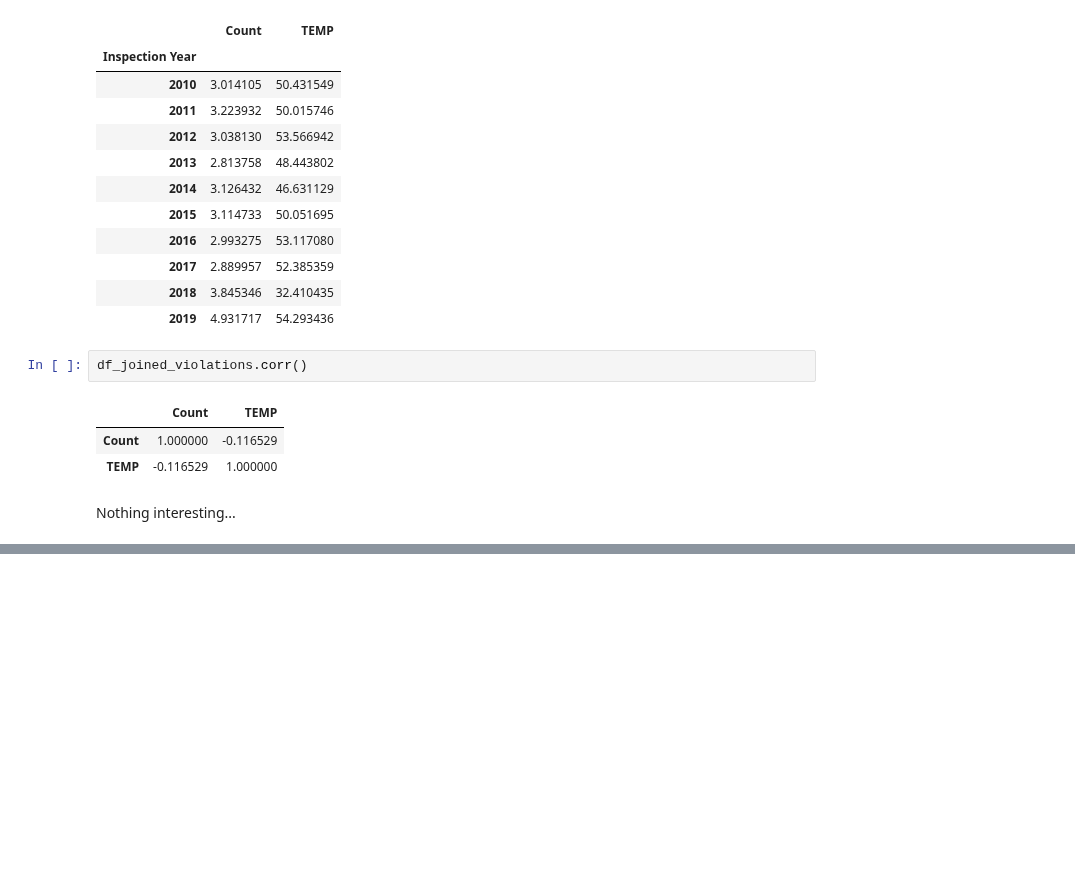
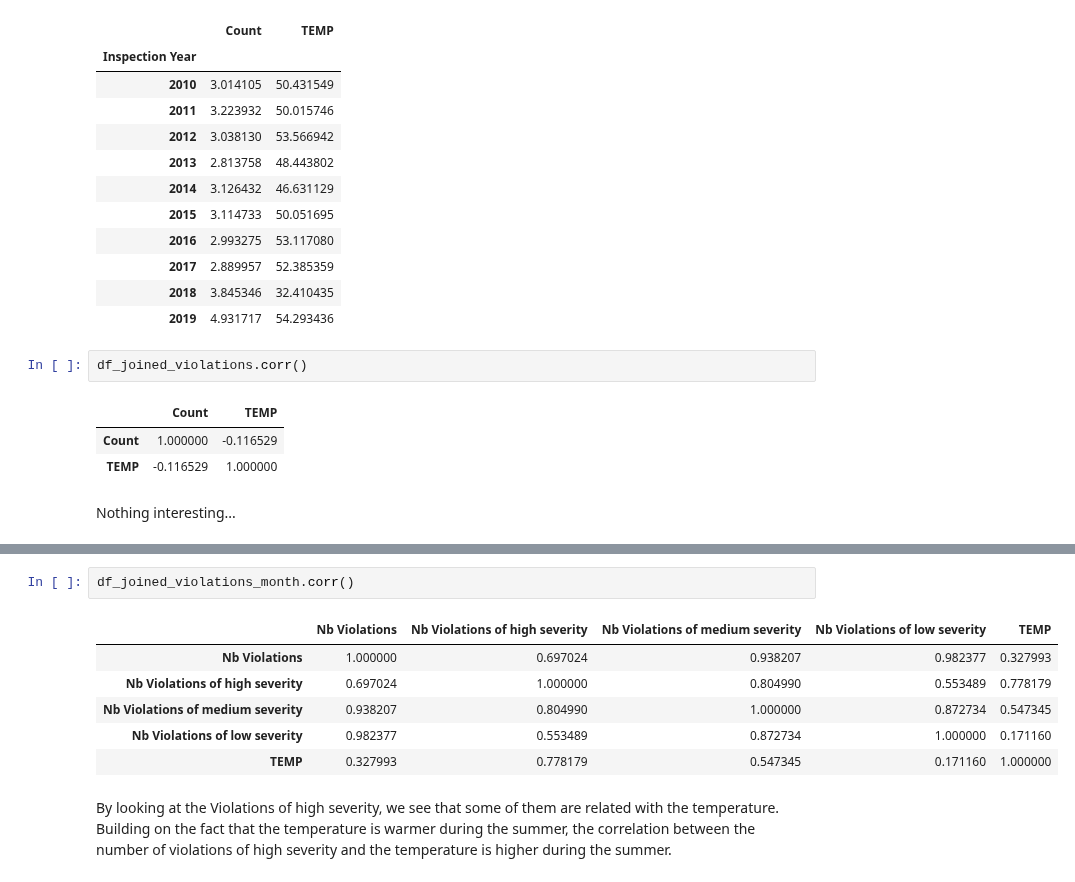
Before and after one commit to VodopaDev/CS401-Chicago-Crime-Analysis, a Jupyter notebook: temperature.ipynb, the cells around one changed output, grey strips where cells are left out. Cells and saved outputs as stored; diff of their text form; blank space fills up the shorter version.

```diff
--- a/temperature.ipynb
+++ b/temperature.ipynb
@@ -147,0 +171,11 @@ Nothing interesting...
+# %%
+df_joined_violations_month.corr()
+# %% [output]
+|  | Nb Violations | Nb Violations of high severity | Nb Violations of medium severity | Nb Violations of low severity | TEMP |
+| Nb Violations | 1.000000 | 0.697024 | 0.938207 | 0.982377 | 0.327993 |
+| Nb Violations of high severity | 0.697024 | 1.000000 | 0.804990 | 0.553489 | 0.778179 |
+| Nb Violations of medium severity | 0.938207 | 0.804990 | 1.000000 | 0.872734 | 0.547345 |
+| Nb Violations of low severity | 0.982377 | 0.553489 | 0.872734 | 1.000000 | 0.171160 |
+| TEMP | 0.327993 | 0.778179 | 0.547345 | 0.171160 | 1.000000 |
+# %% [markdown]
+By looking at the Violations of high severity, we see that some of them are related with the temperature. Building on the fact that the temperature is warmer during the summer, the correlation between the number of violations of high severity and the temperature is higher during the summer.
```
Also changed, not shown: parts of 4 cells of this notebook, 1 other file.
